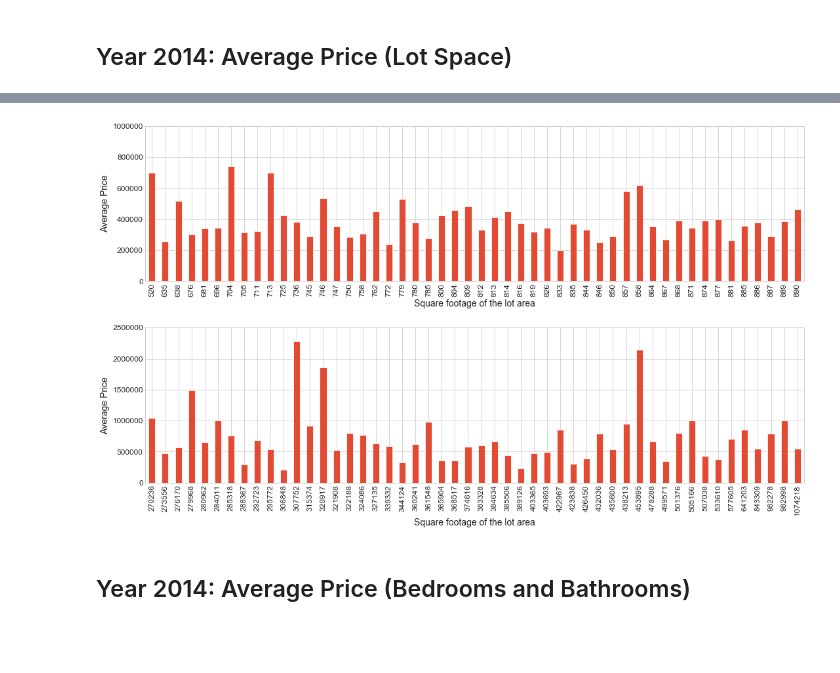
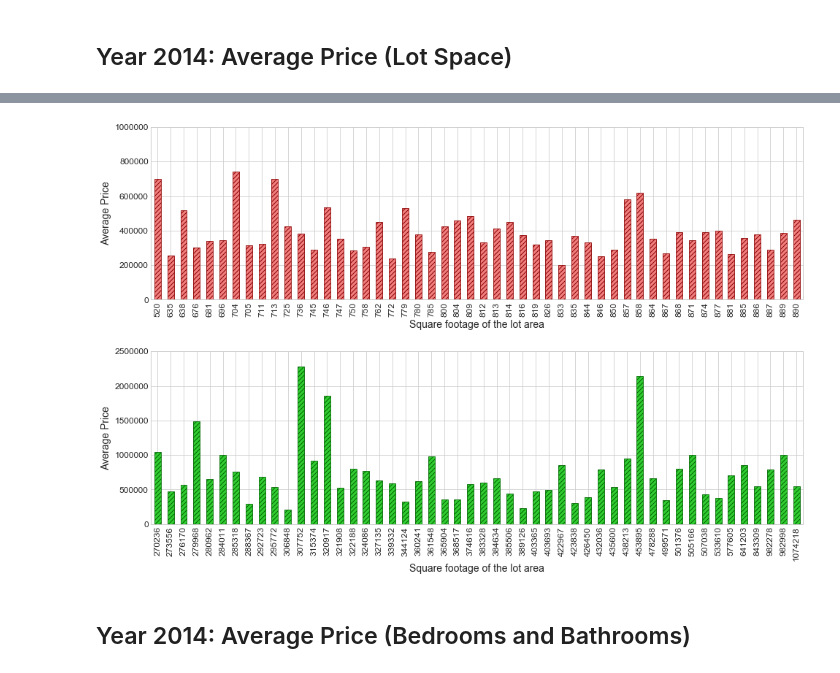
Before and after one commit to HatefDastour/Portfolio, a Jupyter notebook: property_assessment/property_assessment_King_County.ipynb, the cells around one changed output, grey strips where cells are left out. Drawn from its saved outputs; the diff is of its cells as text; code cells hidden in the pictures; blank space fills up the shorter version.

```diff
--- a/property_assessment/property_assessment_King_County.ipynb
+++ b/property_assessment/property_assessment_King_County.ipynb
@@ -10,15 +10,14 @@ from scipy.stats import norm
 # Train and Test sets splitting
 from sklearn.model_selection import train_test_split
 
+# Text Colors
+from colorama import Fore, Back, Style
+
 # Regressors
 import sklearn
 from sklearn.tree import DecisionTreeRegressor
 from sklearn.ensemble import GradientBoostingRegressor
 from sklearn.metrics import mean_squared_error, r2_score
-
-# plots
-import seaborn as sns
-sns.set_context("paper", rc={"font.size":12,"axes.titlesize":14,"axes.labelsize":12})
 
 import geopandas as gpd
 import geoplot as gplt
@@ -26,12 +25,17 @@ import geoplot.crs as gcrs
 import mplleaflet
 from shapely.geometry import Point, Polygon
 
+# Maps
 import folium
 from folium import plugins
 from folium.plugins import HeatMap
 
+# Plots
+
+import seaborn as sns
 import matplotlib.pyplot as plt
-plt.style.use('ggplot')
+from matplotlib.patches import Ellipse, Polygon
+import matplotlib.gridspec as gridspec
 
 # sns setting
 sns.set_context("paper", rc={"font.size":12,"axes.titlesize":14,"axes.labelsize":12})
@@ -186,7 +198,7 @@ Data.iloc[mylist,:]
 # %% [markdown]
 We can see that these listings have less than two floors and sqft above can be regarded as zero.
 # %%
-Data.ix[mylist,'sqft_above']=0
+Data.loc[mylist,'sqft_above']=0
 # %% [markdown]
 Moreover, we can see that some of the entries have zero as the renovation year. These entires haven't had any renovations apparently.
 # %%
@@ -327,0 +334,9 @@ Group.tail(12).T
+# %%
+Group = pd.DataFrame(Y14.groupby(['sqft_lot'])['price'].mean())
+Group.columns = ['Average Price']
+Group.sort_values(by='sqft_lot', inplace = True)
+Top = 10
+print(Back.CYAN +'Top %i entries:' % Top)
+display(Group.head(Top).T)
+print(Back.CYAN +'Bottom %i entries:' % Top)
+display(Group.tail(Top).T)
@@ -328,20 +350,20 @@ Group.tail(12).T
 # %%
 # sns.set(color_codes=True)
 
-fig, ax = plt.subplots(nrows=2, ncols=1, figsize=(18, 10), sharex=False)
-Group.head(50).plot.bar(rot=90,ax=ax[0], legend=False)
+fig, ax = plt.subplots(nrows=2, ncols=1, figsize=(16, 10), sharex=False)
+Group.head(50).plot.bar(rot=90,ax=ax[0], legend=False, color = 'Lightcoral', edgecolor='DarkRed', hatch = '////')
 _ = ax[0].set_ylabel('Average Price')
 _ = ax[0].set_xlabel(Dict['sqft_lot'])
 _ = ax[0].set_ylim([0,1e6])
 
-Group.tail(50).plot.bar(rot=90,ax=ax[1], legend=False)
+Group.tail(50).plot.bar(rot=90,ax=ax[1], legend=False, color = 'limegreen', edgecolor='darkgreen', hatch = '////')
 _ = ax[1].set_ylabel('Average Price')
 _ = ax[1].set_xlabel(Dict['sqft_lot'])
 _ = ax[1].set_ylim([0,2.5e6])
 
 plt.subplots_adjust(hspace=0.3)
 # %% [output]
-[figure, old version]
+[figure, new version]
 # %% [markdown]
 ## Year 2014: Average Price (Bedrooms and Bathrooms)
 # %%
```
Also changed, not shown: parts of 42 cells of this notebook.
